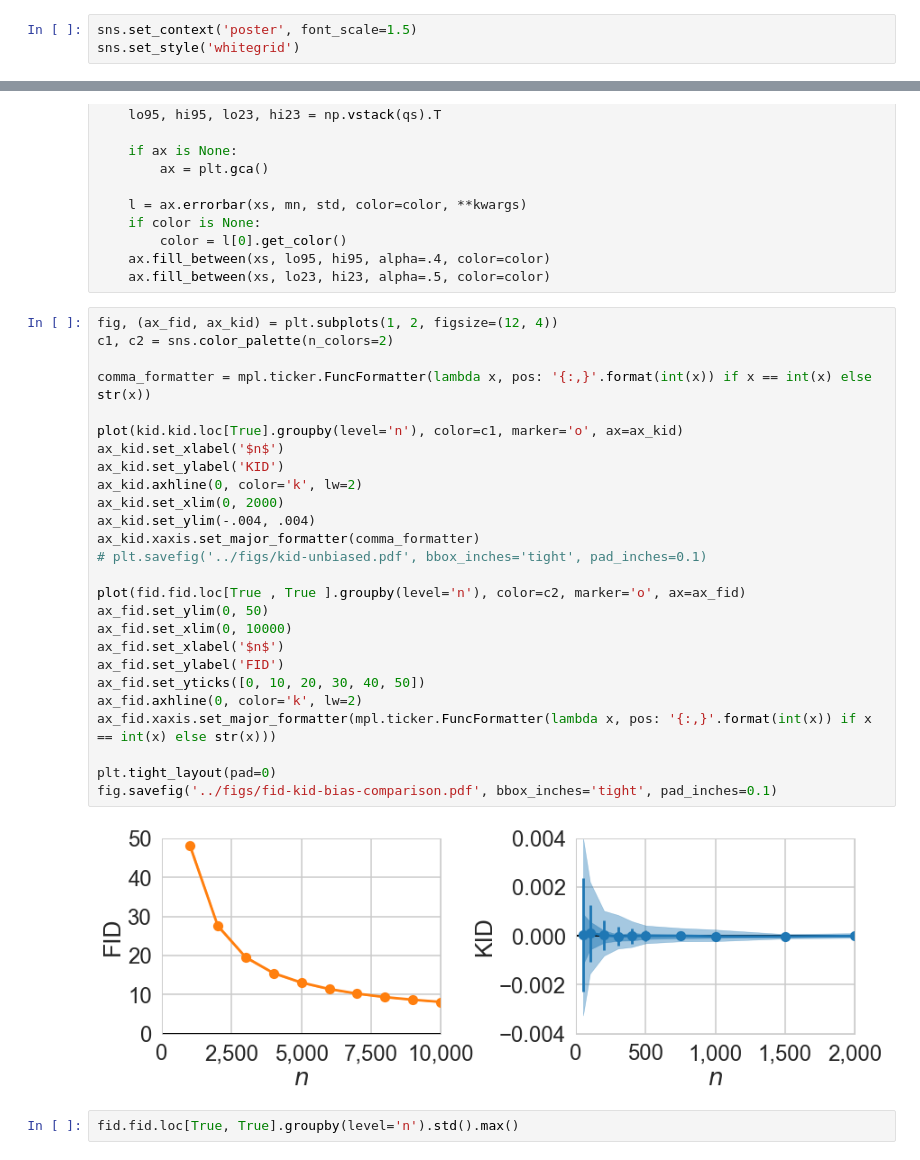
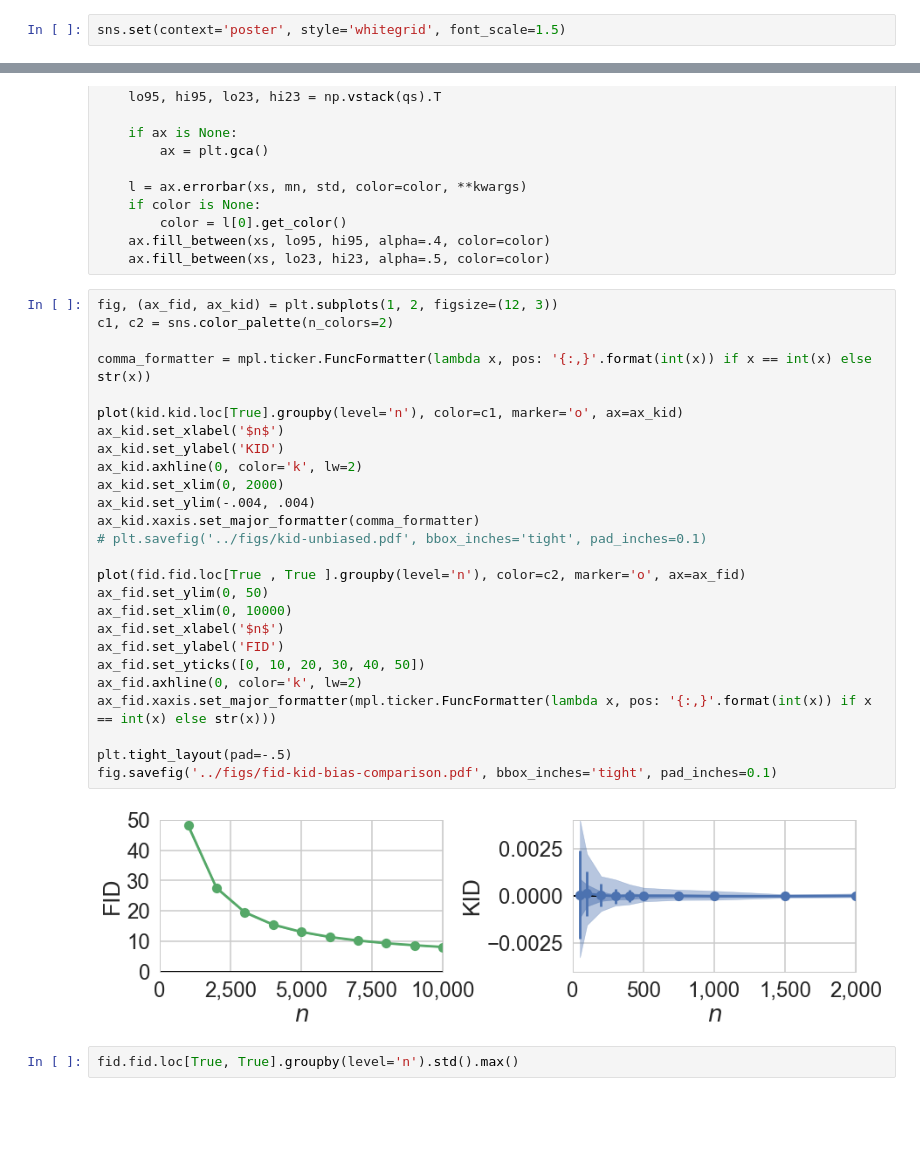
Before and after one commit to fagan2888/mmd-gans-poster, a Jupyter notebook: notebooks/fid-kid-compare.ipynb, the cells around one changed output, grey strips where cells are left out. Cells and saved outputs as stored; diff of their text form; blank space fills up the shorter version.

```diff
--- a/notebooks/fid-kid-compare.ipynb
+++ b/notebooks/fid-kid-compare.ipynb
@@ -6,8 +6,7 @@ import matplotlib as mpl
 import matplotlib.pyplot as plt
 import seaborn as sns
 # %%
-sns.set_context('poster', font_scale=1.5)
-sns.set_style('whitegrid')
+sns.set(context='poster', style='whitegrid', font_scale=1.5)
 # %%
 fid = pd.read_csv('./fid.csv.gz').set_index(
     ['replacement', 'subset_train', 'n']).sort_index()
@@ -47,33 +46,33 @@ def plot(g, color=None, ax=None, **kwargs):
     ax.fill_between(xs, lo95, hi95, alpha=.4, color=color)
     ax.fill_between(xs, lo23, hi23, alpha=.5, color=color)
 # %%
-fig, (ax_fid, ax_kid) = plt.subplots(1, 2, figsize=(12, 4))
+fig, (ax_fid, ax_kid) = plt.subplots(1, 2, figsize=(12, 3))
 c1, c2 = sns.color_palette(n_colors=2)
 
 comma_formatter = mpl.ticker.FuncFormatter(lambda x, pos: '{:,}'.format(int(x)) if x == int(x) else str(x))
 
 plot(kid.kid.loc[True].groupby(level='n'), color=c1, marker='o', ax=ax_kid)
 ax_kid.set_xlabel('$n$')
 ax_kid.set_ylabel('KID')
 ax_kid.axhline(0, color='k', lw=2)
 ax_kid.set_xlim(0, 2000)
 ax_kid.set_ylim(-.004, .004)
 ax_kid.xaxis.set_major_formatter(comma_formatter)
 # plt.savefig('../figs/kid-unbiased.pdf', bbox_inches='tight', pad_inches=0.1)
 
 plot(fid.fid.loc[True , True ].groupby(level='n'), color=c2, marker='o', ax=ax_fid)
 ax_fid.set_ylim(0, 50)
 ax_fid.set_xlim(0, 10000)
 ax_fid.set_xlabel('$n$')
 ax_fid.set_ylabel('FID')
 ax_fid.set_yticks([0, 10, 20, 30, 40, 50])
 ax_fid.axhline(0, color='k', lw=2)
 ax_fid.xaxis.set_major_formatter(mpl.ticker.FuncFormatter(lambda x, pos: '{:,}'.format(int(x)) if x == int(x) else str(x)))
 
-plt.tight_layout(pad=0)
+plt.tight_layout(pad=-.5)
 fig.savefig('../figs/fid-kid-bias-comparison.pdf', bbox_inches='tight', pad_inches=0.1)
 # %% [output]
-[figure, old version]
+[figure, new version]
 # %%
 fid.fid.loc[True, True].groupby(level='n').std().max()
 # %% [output]
```
Also changed, not shown: 3 other files.
